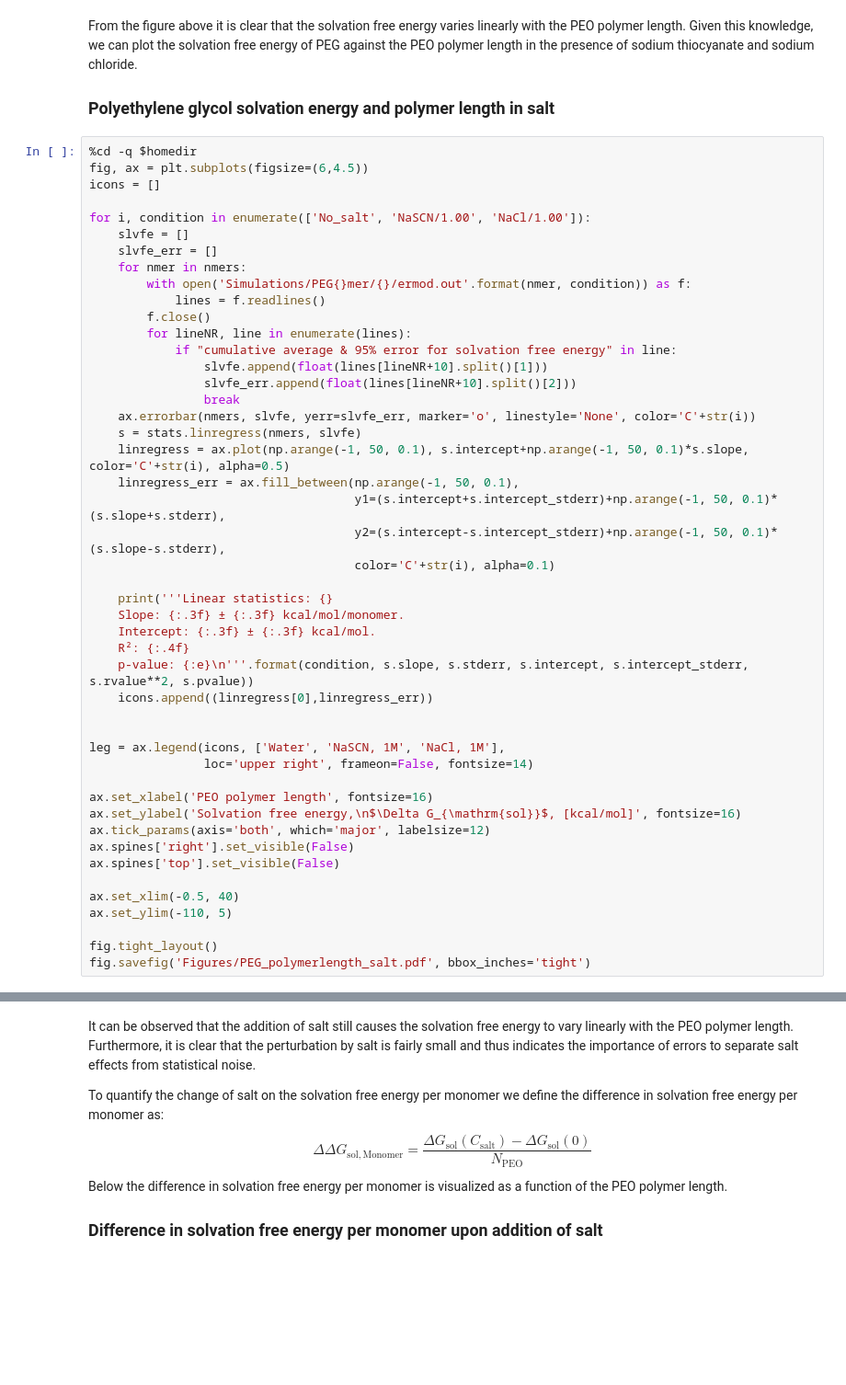
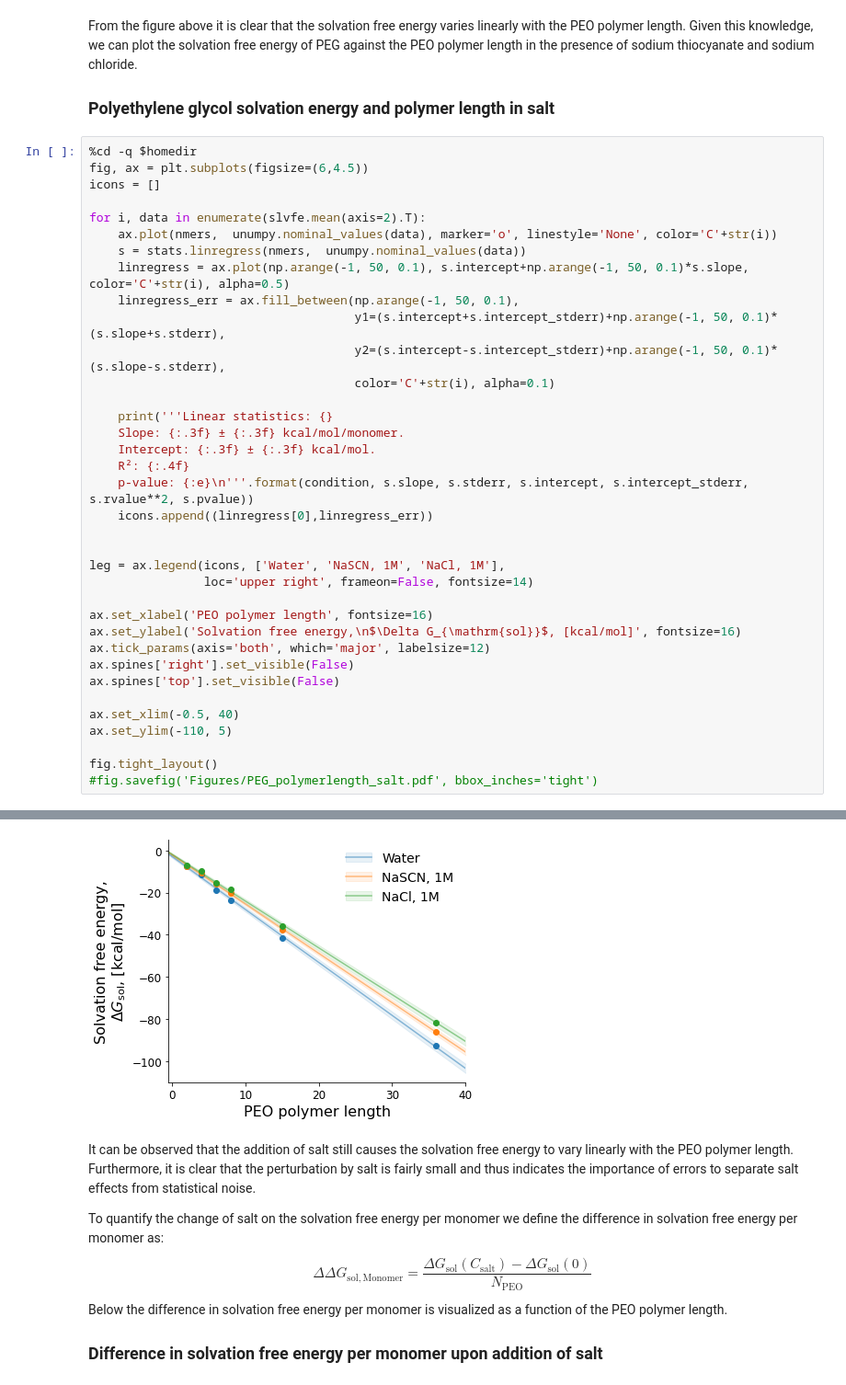
Before and after one commit to SHervoe-Hansen/PEO_solubility_in_NaCl, a Jupyter notebook: Analysis.ipynb, the cells around one changed output, grey strips where cells are left out. Shown: that part at 92% size. Cells and saved outputs as stored; diff of their text form; blank space fills up the shorter version.

```diff
--- a/Analysis.ipynb
+++ b/Analysis.ipynb
@@ -348,20 +363,9 @@ From the figure above it is clear that the solvation free energy varies linearly
 fig, ax = plt.subplots(figsize=(6,4.5))
 icons = []
 
-for i, condition in enumerate(['No_salt', 'NaSCN/1.00', 'NaCl/1.00']):
-    slvfe = []
-    slvfe_err = []
-    for nmer in nmers:
-        with open('Simulations/PEG{}mer/{}/ermod.out'.format(nmer, condition)) as f:
-            lines = f.readlines()
-        f.close()
-        for lineNR, line in enumerate(lines):
-            if "cumulative average & 95% error for solvation free energy" in line:
-                slvfe.append(float(lines[lineNR+10].split()[1]))
-                slvfe_err.append(float(lines[lineNR+10].split()[2]))
-                break
-    ax.errorbar(nmers, slvfe, yerr=slvfe_err, marker='o', linestyle='None', color='C'+str(i))
-    s = stats.linregress(nmers, slvfe)
+for i, data in enumerate(slvfe.mean(axis=2).T):
+    ax.plot(nmers,  unumpy.nominal_values(data), marker='o', linestyle='None', color='C'+str(i))
+    s = stats.linregress(nmers,  unumpy.nominal_values(data))
     linregress = ax.plot(np.arange(-1, 50, 0.1), s.intercept+np.arange(-1, 50, 0.1)*s.slope, color='C'+str(i), alpha=0.5)
     linregress_err = ax.fill_between(np.arange(-1, 50, 0.1),
                                      y1=(s.intercept+s.intercept_stderr)+np.arange(-1, 50, 0.1)*(s.slope+s.stderr),
@@ -389,4 +393,5 @@ ax.set_xlim(-0.5, 40)
 ax.set_ylim(-110, 5)
 
 fig.tight_layout()
-fig.savefig('Figures/PEG_polymerlength_salt.pdf', bbox_inches='tight')
+#fig.savefig('Figures/PEG_polymerlength_salt.pdf', bbox_inches='tight')
+# %% [output]
@@ -393,3 +415,4 @@ fig.savefig('Figures/PEG_polymerlength_salt.pdf', bbox_inches='tight')
+[figure, added]
 # %% [markdown]
 It can be observed that the addition of salt still causes the solvation free energy to vary linearly with the PEO polymer length. Furthermore, it is clear that the perturbation by salt is fairly small and thus indicates the importance of errors to separate salt effects from statistical noise.
 
```
Also changed, not shown: parts of 21 cells of this notebook.
